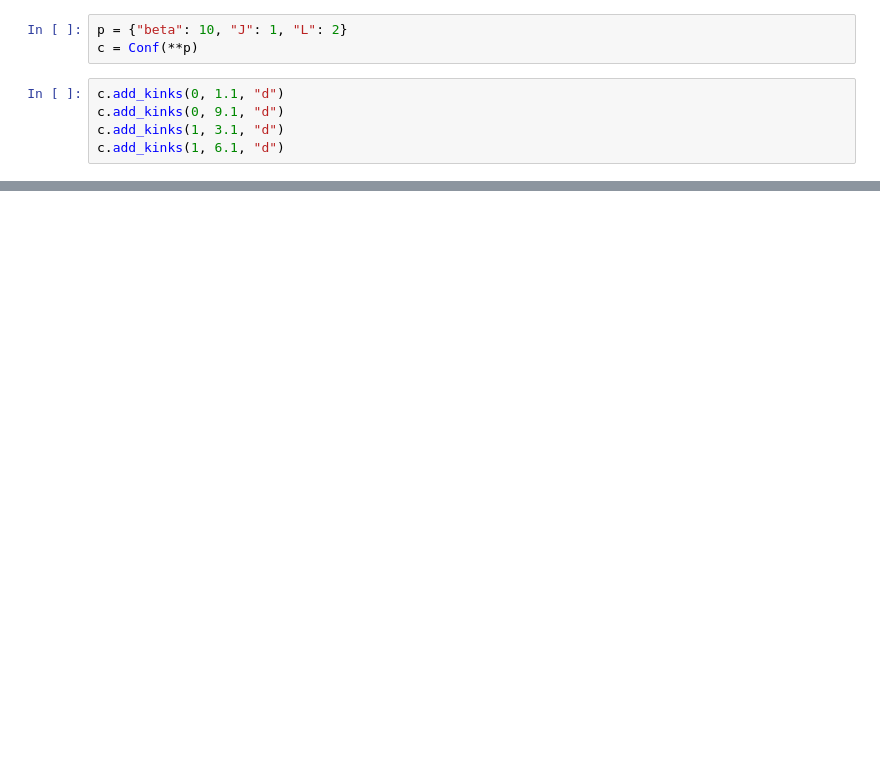
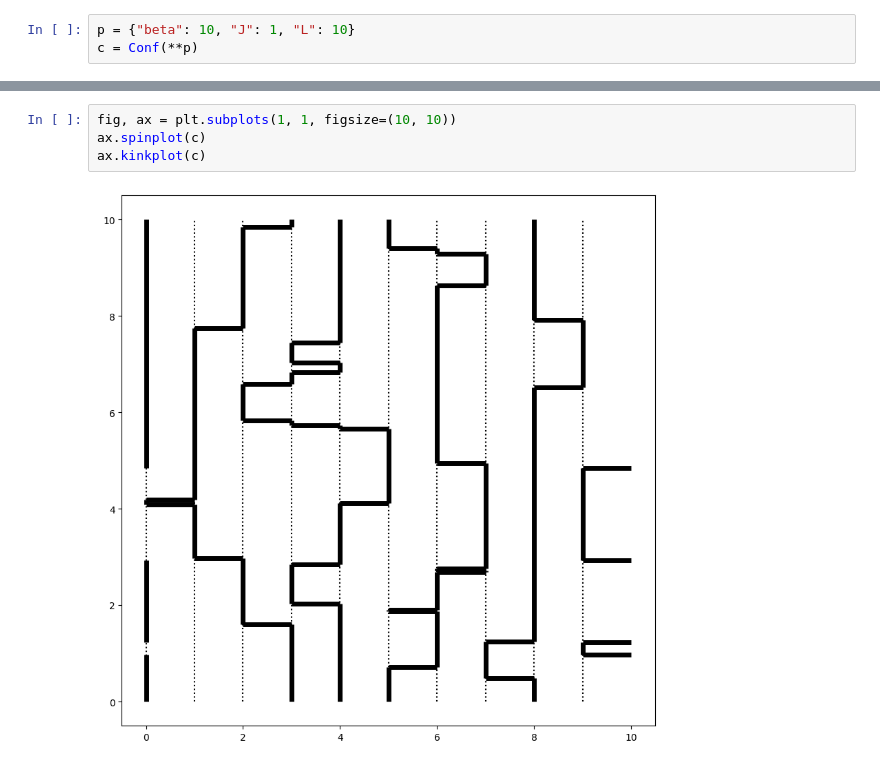
Before and after one commit to yamashun99/xy_loop, a Jupyter notebook: main.ipynb, the cells around one changed output, grey strips where cells are left out. Drawn from its saved outputs; the diff is of its cells as text; blank space fills up the shorter version.

Commit message:
plot figure

```diff
--- a/main.ipynb
+++ b/main.ipynb
@@ -9,8 +13,3 @@ from conf import *
 # %%
-p = {"beta": 10, "J": 1, "L": 2}
+p = {"beta": 10, "J": 1, "L": 10}
 c = Conf(**p)
-# %%
-c.add_kinks(0, 1.1, "d")
-c.add_kinks(0, 9.1, "d")
-c.add_kinks(1, 3.1, "d")
-c.add_kinks(1, 6.1, "d")
@@ -73,0 +41,6 @@ a = l(1, 2)
+# %%
+fig, ax = plt.subplots(1, 1, figsize=(10, 10))
+ax.spinplot(c)
+ax.kinkplot(c)
+# %% [output]
+[figure, added]
```
Also changed, not shown: parts of 14 cells of this notebook, 3 other files.
